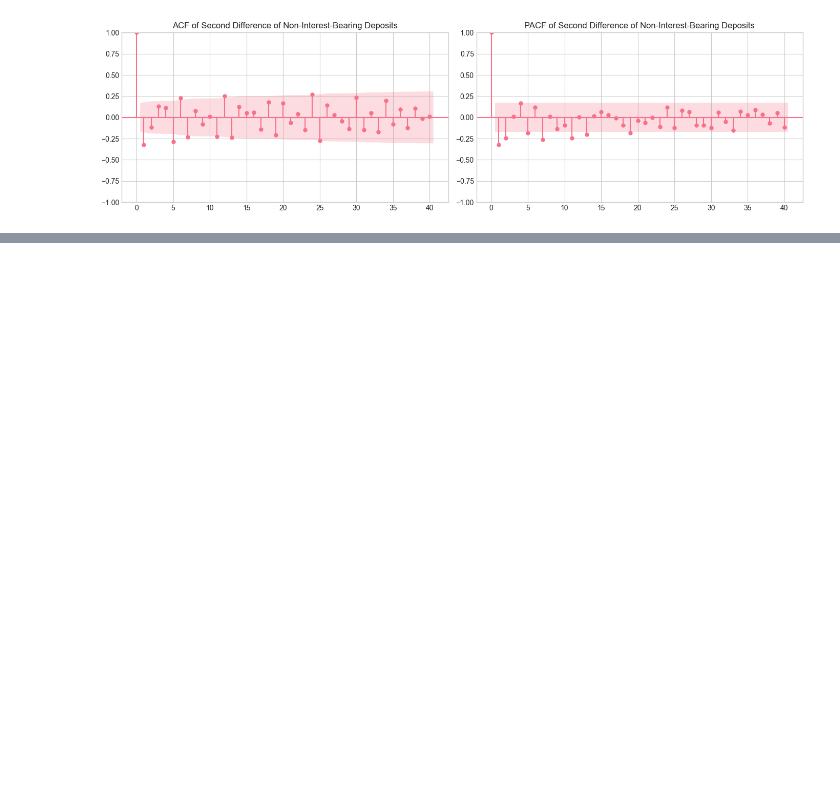
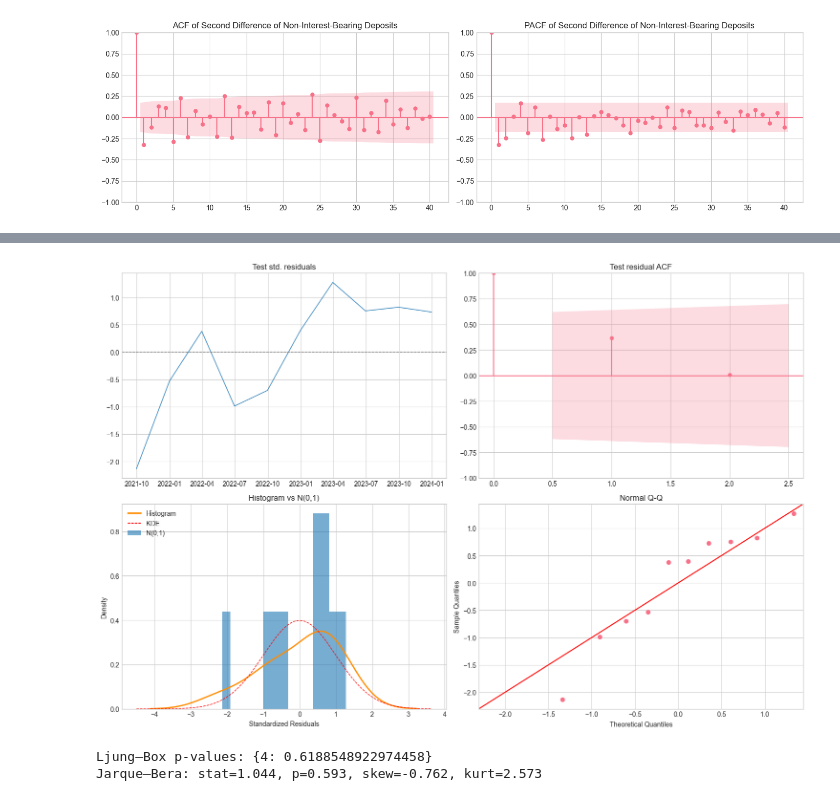
Before and after one commit to divija-rao/Deposit_Modeling, a Jupyter notebook: non_interest_bearing_deposits.ipynb, the cells around one changed output, grey strips where cells are left out. Drawn from its saved outputs; the diff is of its cells as text; code cells hidden in the pictures; blank space fills up the shorter version.

```diff
--- a/non_interest_bearing_deposits.ipynb
+++ b/non_interest_bearing_deposits.ipynb
@@ -350,0 +380,7 @@ Non-interest-bearing deposits (2nd diff): The ACF has a pronounced negative spik
+# %%
+# Ensure y and exog_final share the same DateTimeIndex
+
+# Join on index to drop mismatches
+data = pd.concat([y, exog_final], axis=1).dropna()
+y_aligned = data[y.name]
+exog_aligned = data[exog_final.columns]
@@ -350,0 +593,4 @@ Non-interest-bearing deposits (2nd diff): The ACF has a pronounced negative spik
+# %%
+# Test residuals
+resid_test = (y_test - y_pred).dropna()
+std_resid  = (resid_test - resid_test.mean()) / resid_test.std(ddof=0)
@@ -350,0 +601,52 @@ Non-interest-bearing deposits (2nd diff): The ACF has a pronounced negative spik
+# %%
+# Residual diagnostics
+
+fig, axes = plt.subplots(2, 2, figsize=(15, 10))
+
+# Residuals over time
+axes[0, 0].plot(std_resid, lw=1, color='tab:blue')
+axes[0, 0].axhline(0, color='gray', ls='--', lw=1)
+axes[0, 0].set_title('Test std. residuals')
+
+# ACF of standardized residuals
+plot_acf(std_resid, lags=min(12, max(1, len(std_resid)//5)), ax=axes[0, 1])
+axes[0, 1].set_title('Test residual ACF')
+
+# Histogram of standardized residuals
+axes[1, 0].hist(std_resid, bins=15, density=True, alpha=0.6, color='tab:blue')
+sns.kdeplot(std_resid, ax=axes[1, 0], color='darkorange', lw=2) # plot kernel density estimate
+xs = np.linspace(*axes[1, 0].get_xlim(), 200) # plot normal distribution for comparison
+axes[1, 0].plot(xs, stats.norm.pdf(xs, 0, 1), 'r--', lw=1)
+axes[1, 0].set_title('Histogram vs N(0,1)')
+axes[1, 0].set_xlabel('Standardized Residuals')
+axes[1, 0].set_ylabel('Density')
+axes[1, 0].legend(['Histogram', 'KDE', 'N(0,1)'], loc='upper left')
+
+# Q-Q plot of standardized residuals
+sm.ProbPlot(std_resid).qqplot(line='45', ax=axes[1, 1])
+axes[1, 1].set_title('Normal Q-Q')
+
+plt.tight_layout()
+plt.savefig('graphs/non-IB/non-IB_residual_diagnostics.png')
+plt.show()
+# %% [output]
+[figure, added]
+# %%
+# Statistics on test residuals
+
+# Check residual sample size and adjust lags accordingly
+n_resid = len(std_resid)
+max_safe_lag = max(1, n_resid // 2 - 1)  # Ensure at least 1 lag but don't exceed sample limits
+test_lags = [lag for lag in [4, 8, 12] if lag <= max_safe_lag]
+
+if test_lags:  # Only run if we have valid lags
+    lb = acorr_ljungbox(std_resid, lags=test_lags, return_df=True)
+    print('Ljung–Box p-values:', {int(k): float(v) for k, v in lb['lb_pvalue'].to_dict().items()})
+else:
+    print(f'Sample too small (n={n_resid}) for meaningful Ljung-Box test')
+
+jb_stat, jb_p, skew, kurt = jarque_bera(std_resid)
+print(f'Jarque–Bera: stat={jb_stat:.3f}, p={jb_p:.3f}, skew={skew:.3f}, kurt={kurt:.3f}')
+# %% [output]
+Ljung–Box p-values: {4: 0.6188548922974458}
+Jarque–Bera: stat=1.044, p=0.593, skew=-0.762, kurt=2.573
```
Also changed, not shown: parts of 40 cells of this notebook.
